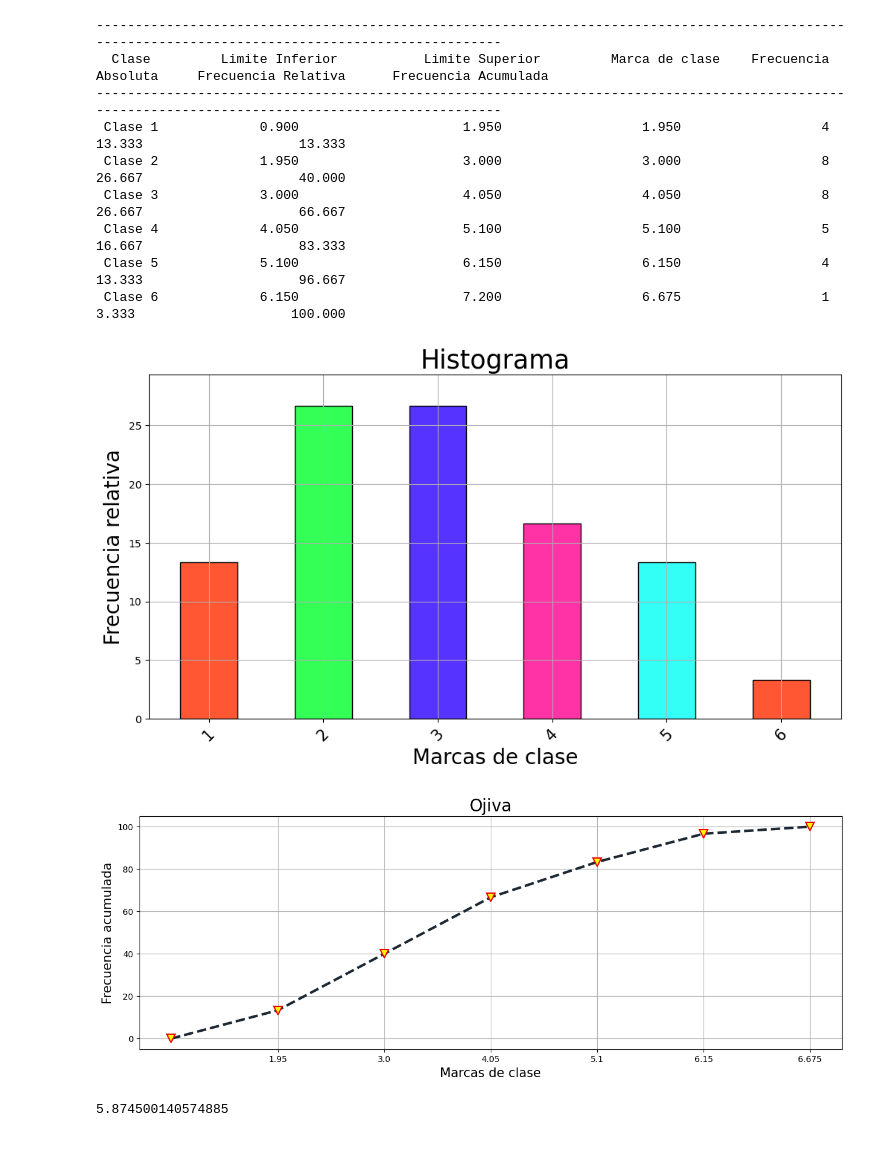
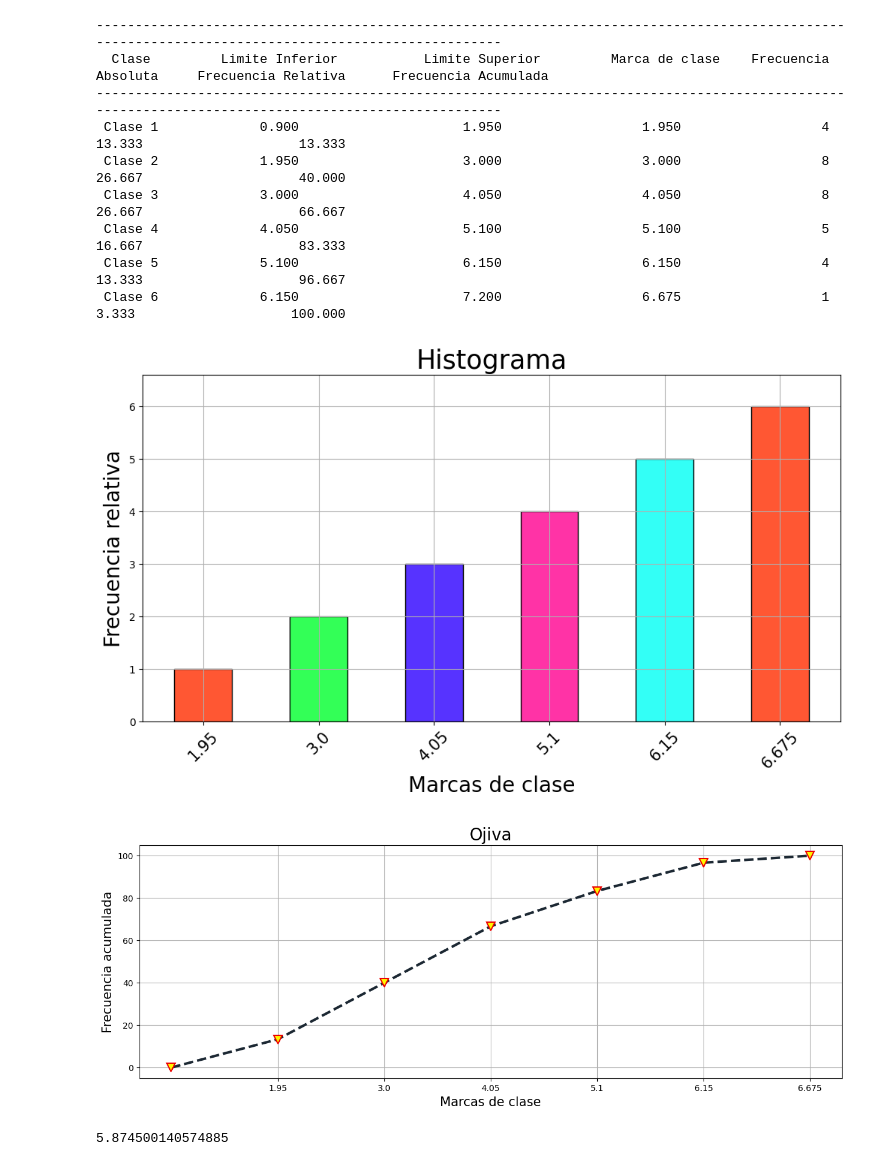
Before and after one commit to brianherna/BHMVerano2024T1, a Jupyter notebook: E8.ipynb, the cells around one changed output. Drawn from its saved outputs; the diff is of its cells as text; code cells hidden in the pictures.

```diff
--- a/E8.ipynb
+++ b/E8.ipynb
@@ -45,35 +45,35 @@ clases, lim_inf, lim_sup, mrks = ClasesAgrupadas.clases_grouped(dt)
 fa = CalcularFABS.fa_grouped(lim_inf, lim_sup, dt)
 
 # Frecuencia relativa
 fr = FrecRelativa.frec_rel(fa)
 
 # Frecuencia relativa acumulada
 facum = FrecAcumulada.frec_acum(fr)
 
 # Imprecion en tabla para todos los datos
 TablaCompleta.tabla_grouped(clases, lim_inf, lim_sup, mrks, fa, fr, facum)
 
-# Llamada de las funciones para graficar
-GraficoHistograma.plot_grafHist(mrks, clases, fr)# Grafico Histograma
+# Graficar el histograma con las mismas marcas de clase y frecuencia acumulada
+GraficoHistograma.plot_grafHist(clases, fr, mrks) # Gráfico Histograma
 
 #Si mrks es una lista de marcas de clase, entonces valores_ref_eje = lista de números que van desde 1 hasta el número de marcas de clase
 valores_ref_eje = list(range(1, len(mrks) + 1)) #  Marcas de clase en el eje x
 GraficoOjiva.plot_grafOjiva(mrks, valores_ref_eje, facum) # Grafico de Ojiva
 import math
 # Calcular el resultado de la expresión
 resultado = 1 + 3.3 * (math.log10(30))
 # Imprimir el resultado
 print(resultado)
 # %% [output]
 ----------------------------------------------------------------------------------------------------------------------------------------------------
   Clase         Limite Inferior           Limite Superior         Marca de clase    Frecuencia Absoluta     Frecuencia Relativa      Frecuencia Acumulada
 ----------------------------------------------------------------------------------------------------------------------------------------------------
  Clase 1             0.900                     1.950                  1.950                  4                    13.333                    13.333
  Clase 2             1.950                     3.000                  3.000                  8                    26.667                    40.000
  Clase 3             3.000                     4.050                  4.050                  8                    26.667                    66.667
  Clase 4             4.050                     5.100                  5.100                  5                    16.667                    83.333
  Clase 5             5.100                     6.150                  6.150                  4                    13.333                    96.667
  Clase 6             6.150                     7.200                  6.675                  1                     3.333                    100.000
-[figure, old version]
+[figure, new version]
 [figure]
 5.874500140574885
```
